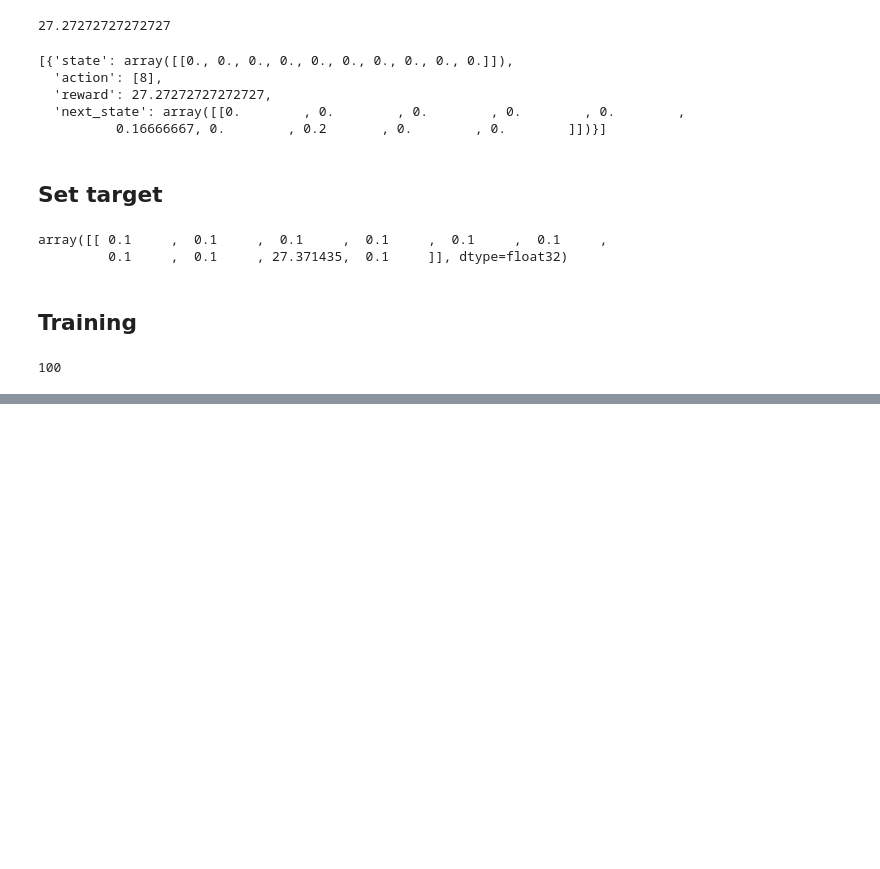
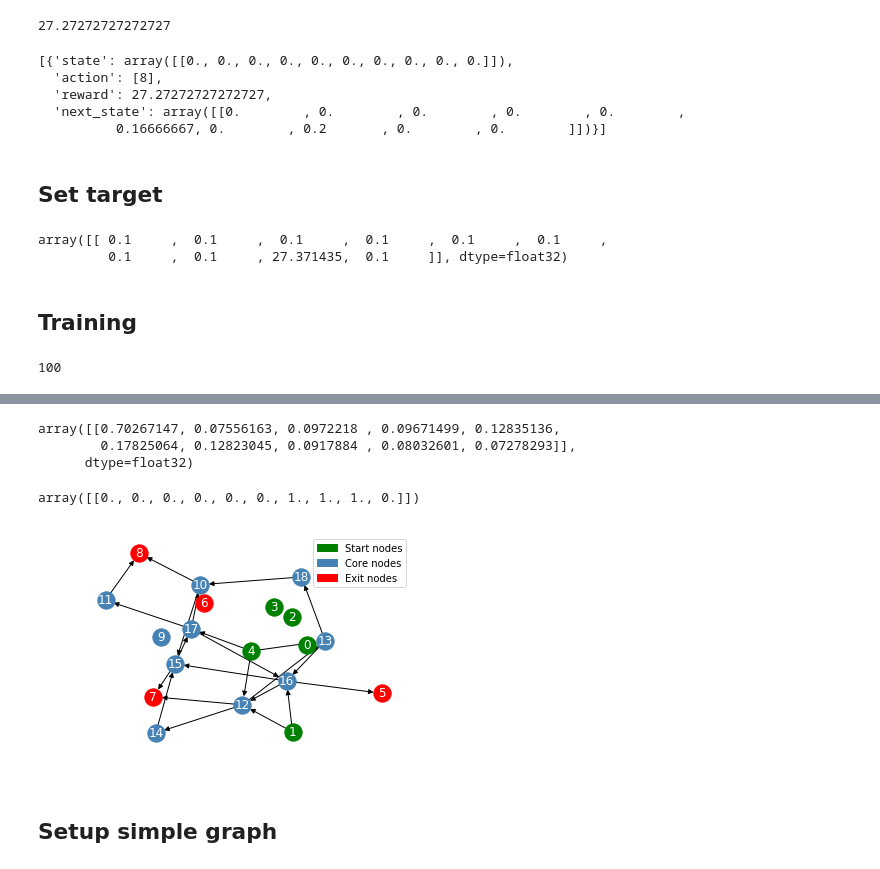
Before and after one commit to Olivier-Lakoue/Graph_ML_Problems, a Jupyter notebook: notebooks/[21]_DQN.ipynb, the cells around one changed output, grey strips where cells are left out. Cells and saved outputs as stored; diff of their text form; code cells hidden in the pictures; blank space fills up the shorter version.

```diff
--- a/notebooks/[21]_DQN.ipynb
+++ b/notebooks/[21]_DQN.ipynb
@@ -311,0 +312,16 @@ plt.show()
+# %%
+target_f
+# %% [output]
+array([[0.70267147, 0.07556163, 0.0972218 , 0.09671499, 0.12835136,
+        0.17825064, 0.12823045, 0.0917884 , 0.08032601, 0.07278293]],
+      dtype=float32)
+# %%
+state
+# %% [output]
+array([[0., 0., 0., 0., 0., 0., 1., 1., 1., 0.]])
+# %%
+g.plot()
+# %% [output]
+[figure, added]
+# %% [markdown]
+## Setup simple graph
```
Also changed, not shown: parts of 49 cells of this notebook, 1 other file.
